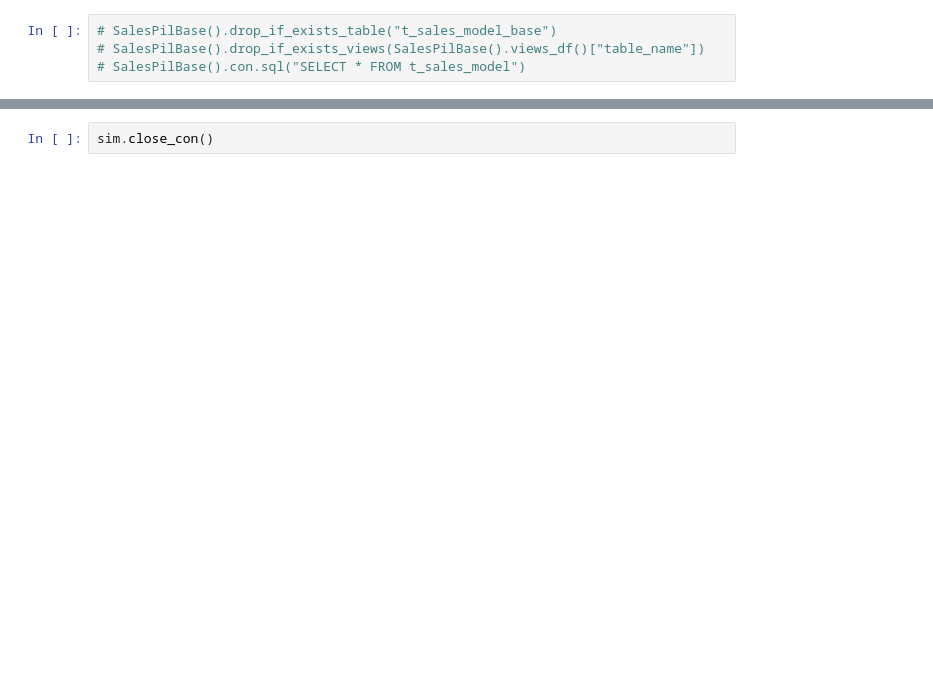
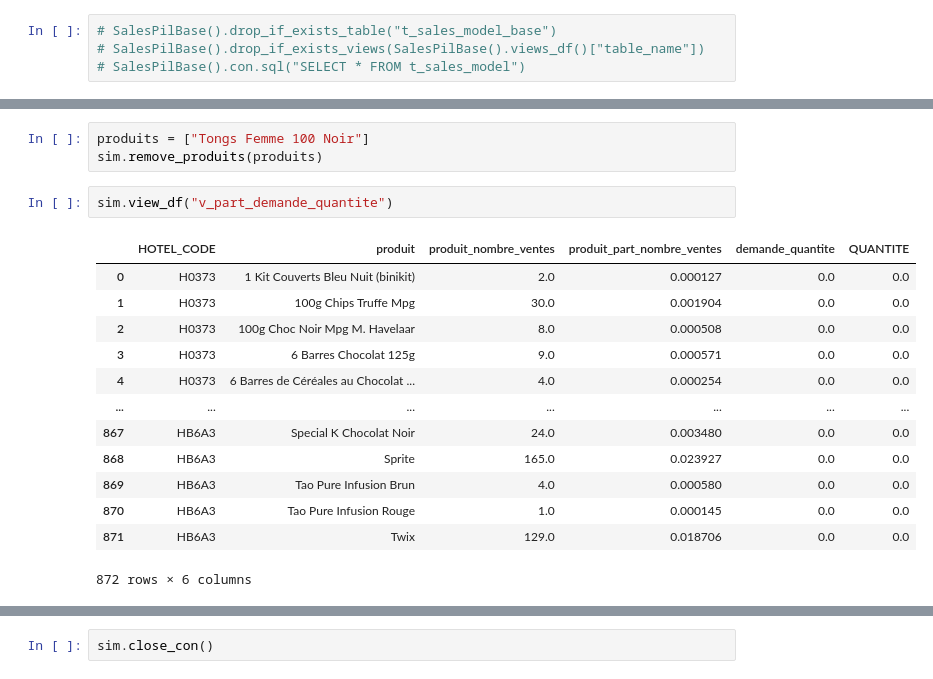
Before and after one commit to klaghmari-github/hotels, a Jupyter notebook: accor/main.ipynb, the cells around one changed output, grey strips where cells are left out. Drawn from its saved outputs; the diff is of its cells as text; blank space fills up the shorter version.

```diff
--- a/accor/main.ipynb
+++ b/accor/main.ipynb
@@ -902,3 +987,22 @@ sim.view_df("v_sales_model_base").head(3)
 | 0 | H0373 | Mercure Paris Montmartre Sacré-Cœur | connected | 6.0 | NON-F&B | SOUVENIRS | Tote-Bag Parisienne | 6.0 | ... |
 | 1 | H2075 | Ibis budget Nice | simply | 6.0 | NON-F&B | SOS | Spray Répulsif Anti Moustique et ... | 5.0 | ... |
 | 2 | H3546 | Novotel Paris Tour Eiffel | connected | 7.0 | NON-F&B | SOUVENIRS | Tour Eiffel Dorée 15cm | 2.0 | ... |
+# %%
+produits = ["Tongs Femme 100 Noir"]
+sim.remove_produits(produits)
+# %%
+sim.view_df("v_part_demande_quantite")
+# %% [output]
+|  | HOTEL_CODE | produit | produit_nombre_ventes | produit_part_nombre_ventes | demande_quantite | QUANTITE |
+| 0 | H0373 | 1 Kit Couverts Bleu Nuit (binikit) | 2.0 | 0.000127 | 0.0 | 0.0 |
+| 1 | H0373 | 100g Chips Truffe Mpg | 30.0 | 0.001904 | 0.0 | 0.0 |
+| 2 | H0373 | 100g Choc Noir Mpg M. Havelaar | 8.0 | 0.000508 | 0.0 | 0.0 |
+| 3 | H0373 | 6 Barres Chocolat 125g | 9.0 | 0.000571 | 0.0 | 0.0 |
+| 4 | H0373 | 6 Barres de Céréales au Chocolat ... | 4.0 | 0.000254 | 0.0 | 0.0 |
+| ... | ... | ... | ... | ... | ... | ... |
+| 867 | HB6A3 | Special K Chocolat Noir | 24.0 | 0.003480 | 0.0 | 0.0 |
+| 868 | HB6A3 | Sprite | 165.0 | 0.023927 | 0.0 | 0.0 |
+| 869 | HB6A3 | Tao Pure Infusion Brun | 4.0 | 0.000580 | 0.0 | 0.0 |
+| 870 | HB6A3 | Tao Pure Infusion Rouge | 1.0 | 0.000145 | 0.0 | 0.0 |
+| 871 | HB6A3 | Twix | 129.0 | 0.018706 | 0.0 | 0.0 |
+872 rows × 6 columns
```
Also changed, not shown: parts of 6 cells of this notebook, 1 other file.
